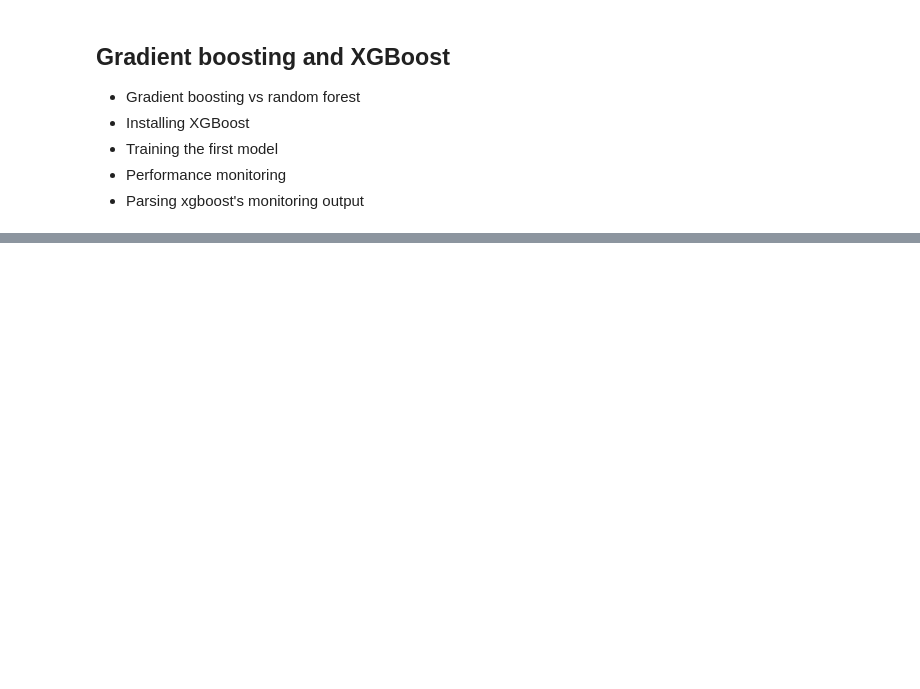
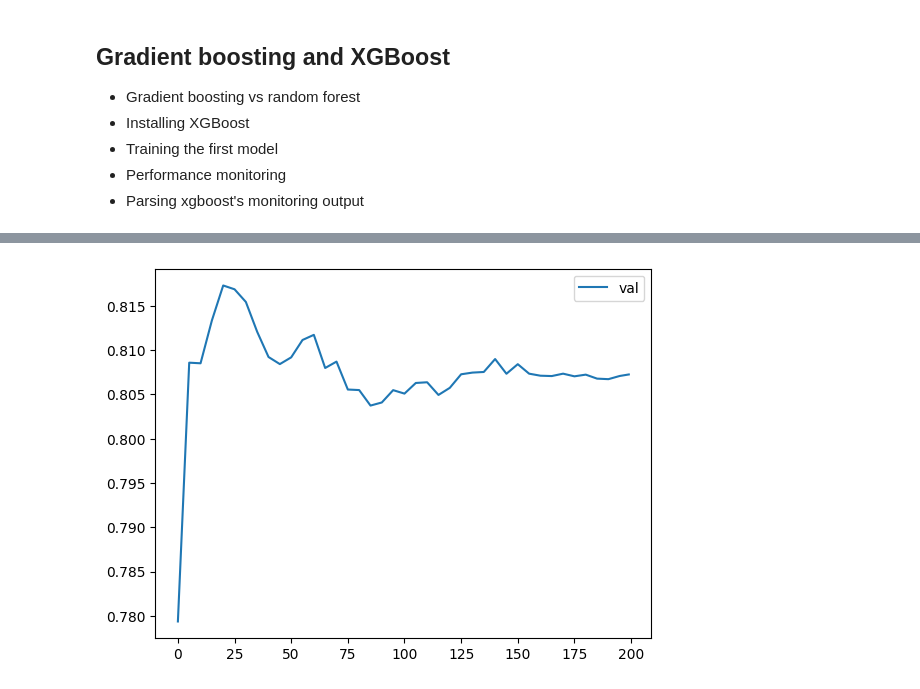
Before and after one commit to julam9/ML-Zoomcamp-2024, a Jupyter notebook: Week-6/notes.ipynb, the cells around one changed output, grey strips where cells are left out. Cells and saved outputs as stored; diff of their text form; code cells hidden in the pictures; blank space fills up the shorter version.

```diff
--- a/Week-6/notes.ipynb
+++ b/Week-6/notes.ipynb
@@ -642,0 +727,6 @@ RandomForestClassifier(max_depth=10, min_samples_leaf=3, n_estimators=200,
+# %%
+plt.plot(df_score.num_iter, df_score.val_auc, label='val')
+plt.legend()
+plt.show()
+# %% [output]
+[figure, added]
```
Also changed, not shown: parts of 13 cells of this notebook.
